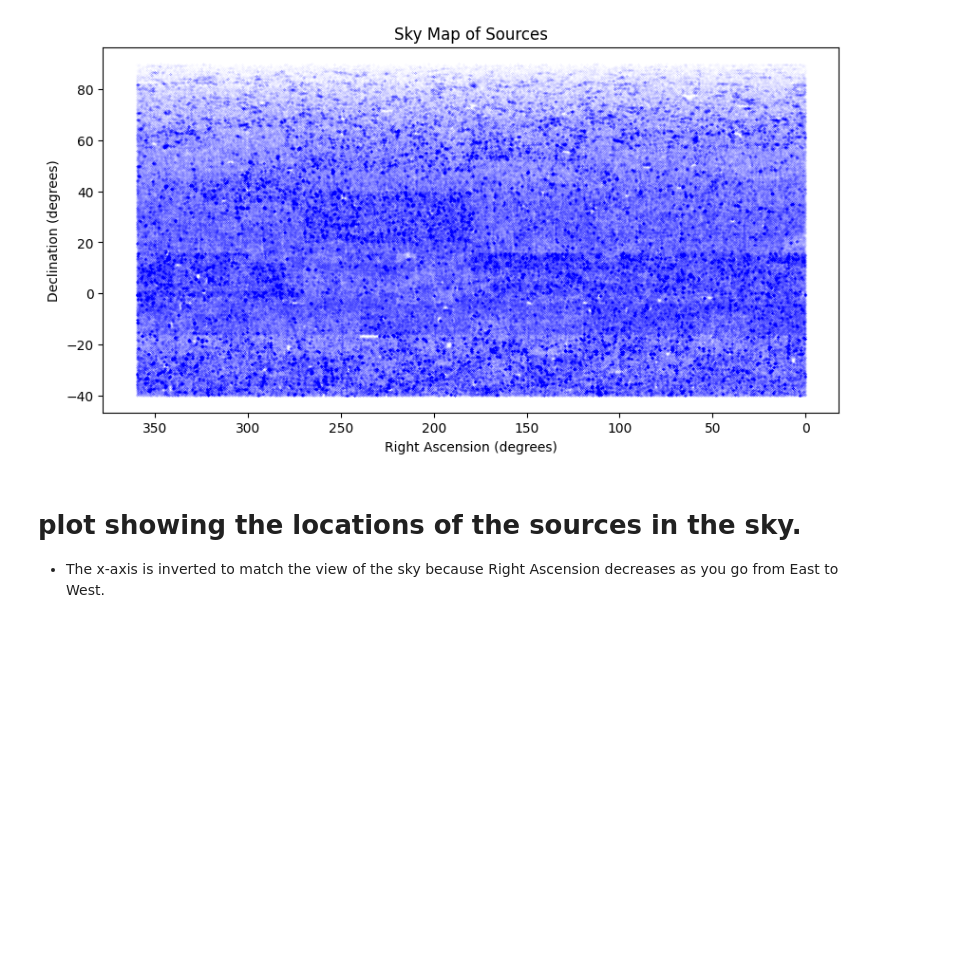
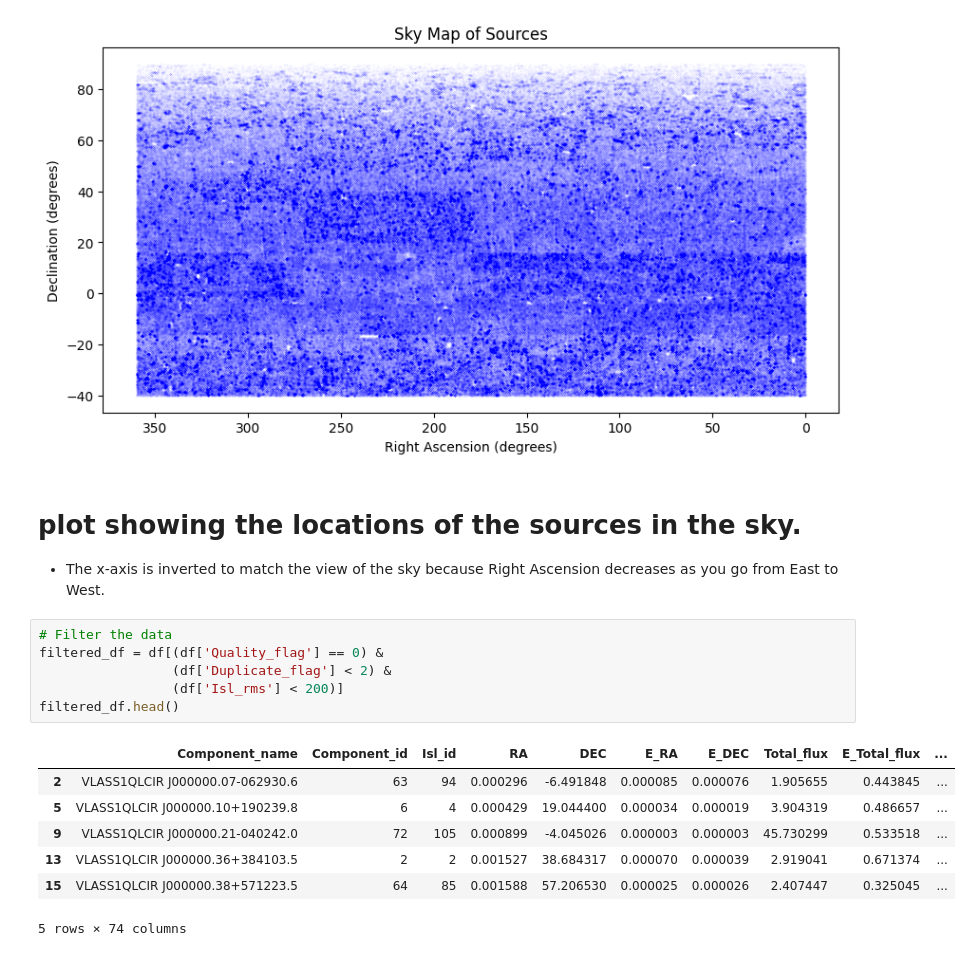
Before and after one commit to Darkandpure/Data-mining-for-transients-, a Jupyter notebook: Data_read.ipynb, the cells around one changed output. Drawn from its saved outputs; the diff is of its cells as text; blank space fills up the shorter version.

```diff
--- a/Data_read.ipynb
+++ b/Data_read.ipynb
@@ -108,3 +108,17 @@ plt.show()
 # %% [markdown]
 # plot showing the locations of the sources in the sky.
 - The x-axis is inverted to match the view of the sky because Right Ascension decreases as you go from East to West.
+# %%
+# Filter the data
+filtered_df = df[(df['Quality_flag'] == 0) &
+                 (df['Duplicate_flag'] < 2) &
+                 (df['Isl_rms'] < 200)]
+filtered_df.head()
+# %% [output]
+|  | Component_name | Component_id | Isl_id | RA | DEC | E_RA | E_DEC | Total_flux | E_Total_flux | ... |
+| 2 | VLASS1QLCIR J000000.07-062930.6 | 63 | 94 | 0.000296 | -6.491848 | 0.000085 | 0.000076 | 1.905655 | 0.443845 | ... |
+| 5 | VLASS1QLCIR J000000.10+190239.8 | 6 | 4 | 0.000429 | 19.044400 | 0.000034 | 0.000019 | 3.904319 | 0.486657 | ... |
+| 9 | VLASS1QLCIR J000000.21-040242.0 | 72 | 105 | 0.000899 | -4.045026 | 0.000003 | 0.000003 | 45.730299 | 0.533518 | ... |
+| 13 | VLASS1QLCIR J000000.36+384103.5 | 2 | 2 | 0.001527 | 38.684317 | 0.000070 | 0.000039 | 2.919041 | 0.671374 | ... |
+| 15 | VLASS1QLCIR J000000.38+571223.5 | 64 | 85 | 0.001588 | 57.206530 | 0.000025 | 0.000026 | 2.407447 | 0.325045 | ... |
+5 rows × 74 columns
```
Also changed, not shown: parts of 1 cell of this notebook.
